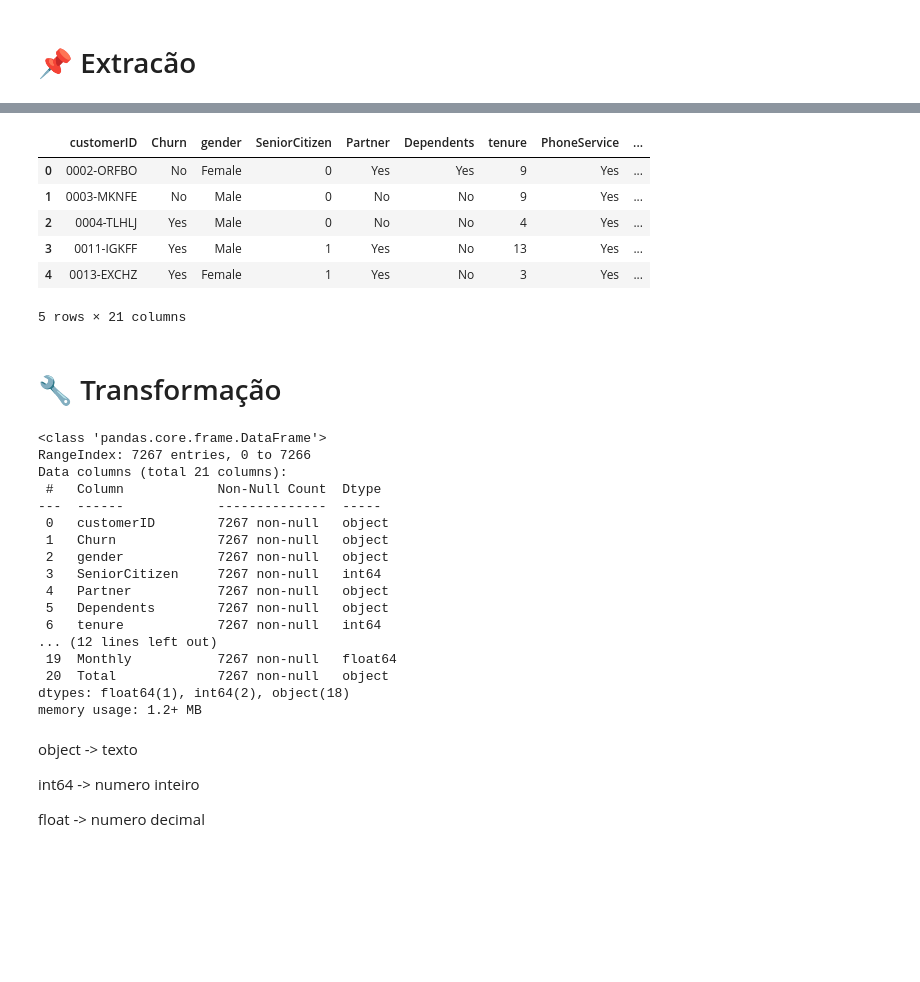
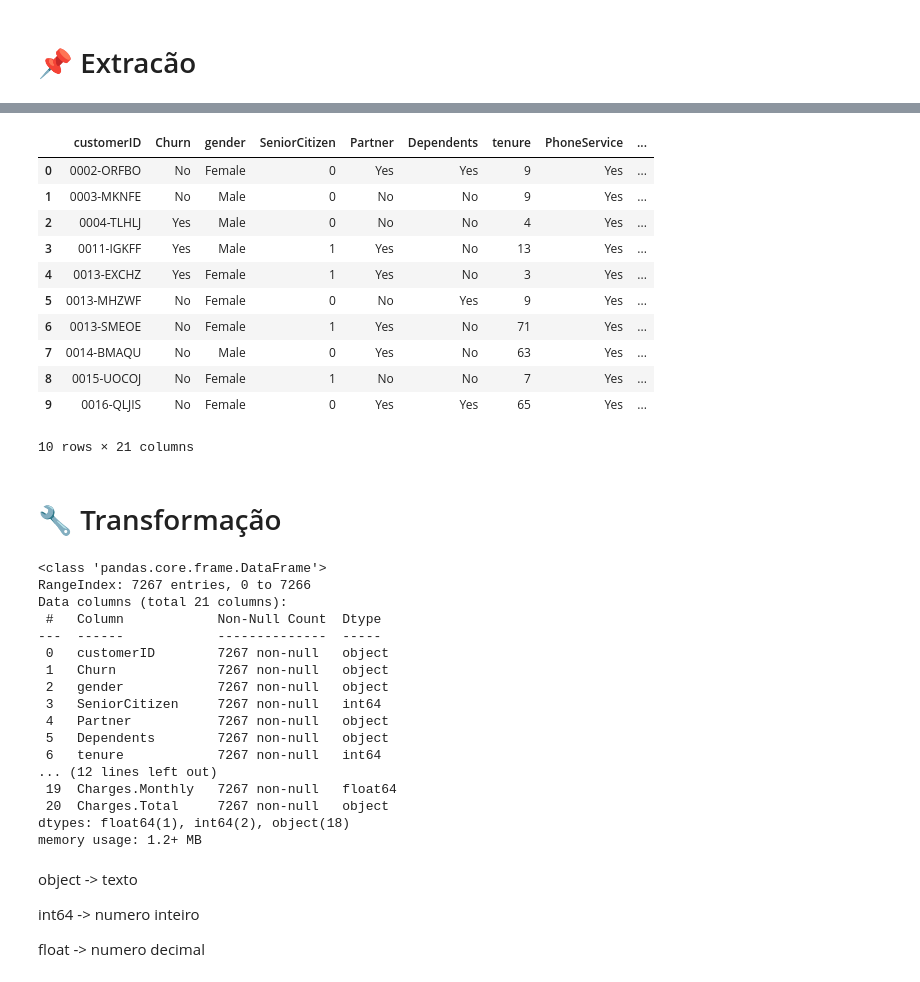
Before and after one commit to isenf/telecomx, a Jupyter notebook: Telecom_X.ipynb, the cells around one changed output, grey strips where cells are left out. Saved outputs shown, nothing was run; the diff lists cells and outputs as text; code cells hidden in the pictures; blank space fills up the shorter version.

Commit message:
fix: extração de dados com json normalize

```diff
--- a/Telecom_X.ipynb
+++ b/Telecom_X.ipynb
@@ -9,25 +17,25 @@ df = pd.read_json(url)
-# %%
-cust_df = pd.DataFrame(df['customer'].tolist())
-phone_df = pd.DataFrame(df['phone'].tolist())
-internet_df = pd.DataFrame(df['internet'].tolist())
-
-acc_df = pd.DataFrame(df['account'].tolist())
-charges_df = pd.DataFrame(acc_df['Charges'].tolist())
-
-acc_df = acc_df.drop('Charges', axis=1)
-
-df = pd.concat([
-    df.drop(['customer', 'phone', 'internet', 'account'], axis=1), cust_df, phone_df, internet_df, acc_df, charges_df], axis=1)
-
-df.head()
-# %% [output]
-|  | customerID | Churn | gender | SeniorCitizen | Partner | Dependents | tenure | PhoneService | ... |
-| 0 | 0002-ORFBO | No | Female | 0 | Yes | Yes | 9 | Yes | ... |
-| 1 | 0003-MKNFE | No | Male | 0 | No | No | 9 | Yes | ... |
-| 2 | 0004-TLHLJ | Yes | Male | 0 | No | No | 4 | Yes | ... |
-| 3 | 0011-IGKFF | Yes | Male | 1 | Yes | No | 13 | Yes | ... |
-| 4 | 0013-EXCHZ | Yes | Female | 1 | Yes | No | 3 | Yes | ... |
-5 rows × 21 columns
+# %%
+df_cust = pd.json_normalize(df['customer'])
+df_phone = pd.json_normalize(df['phone'])
+df_int = pd.json_normalize(df['internet'])
+df_acc = pd.json_normalize(df['account'])
+# %%
+df = pd.concat([df, df_cust, df_phone, df_int, df_acc], axis=1)
+df = df.drop(columns=['customer', 'phone', 'internet', 'account'])
+df.head(10)
+# %% [output]
+|  | customerID | Churn | gender | SeniorCitizen | Partner | Dependents | tenure | PhoneService | ... |
+| 0 | 0002-ORFBO | No | Female | 0 | Yes | Yes | 9 | Yes | ... |
+| 1 | 0003-MKNFE | No | Male | 0 | No | No | 9 | Yes | ... |
+| 2 | 0004-TLHLJ | Yes | Male | 0 | No | No | 4 | Yes | ... |
+| 3 | 0011-IGKFF | Yes | Male | 1 | Yes | No | 13 | Yes | ... |
+| 4 | 0013-EXCHZ | Yes | Female | 1 | Yes | No | 3 | Yes | ... |
+| 5 | 0013-MHZWF | No | Female | 0 | No | Yes | 9 | Yes | ... |
+| 6 | 0013-SMEOE | No | Female | 1 | Yes | No | 71 | Yes | ... |
+| 7 | 0014-BMAQU | No | Male | 0 | Yes | No | 63 | Yes | ... |
+| 8 | 0015-UOCOJ | No | Female | 1 | No | No | 7 | Yes | ... |
+| 9 | 0016-QLJIS | No | Female | 0 | Yes | Yes | 65 | Yes | ... |
+10 rows × 21 columns
 # %% [markdown]
 # 🔧 Transformação
 # %%
@@ -46,8 +54,8 @@ Data columns (total 21 columns):
  5   Dependents        7267 non-null   object
  6   tenure            7267 non-null   int64
 ... (12 lines left out)
- 19  Monthly           7267 non-null   float64
- 20  Total             7267 non-null   object
+ 19  Charges.Monthly   7267 non-null   float64
+ 20  Charges.Total     7267 non-null   object
 dtypes: float64(1), int64(2), object(18)
 memory usage: 1.2+ MB
 # %% [markdown]
```
Also changed, not shown: parts of 1 cell of this notebook.
